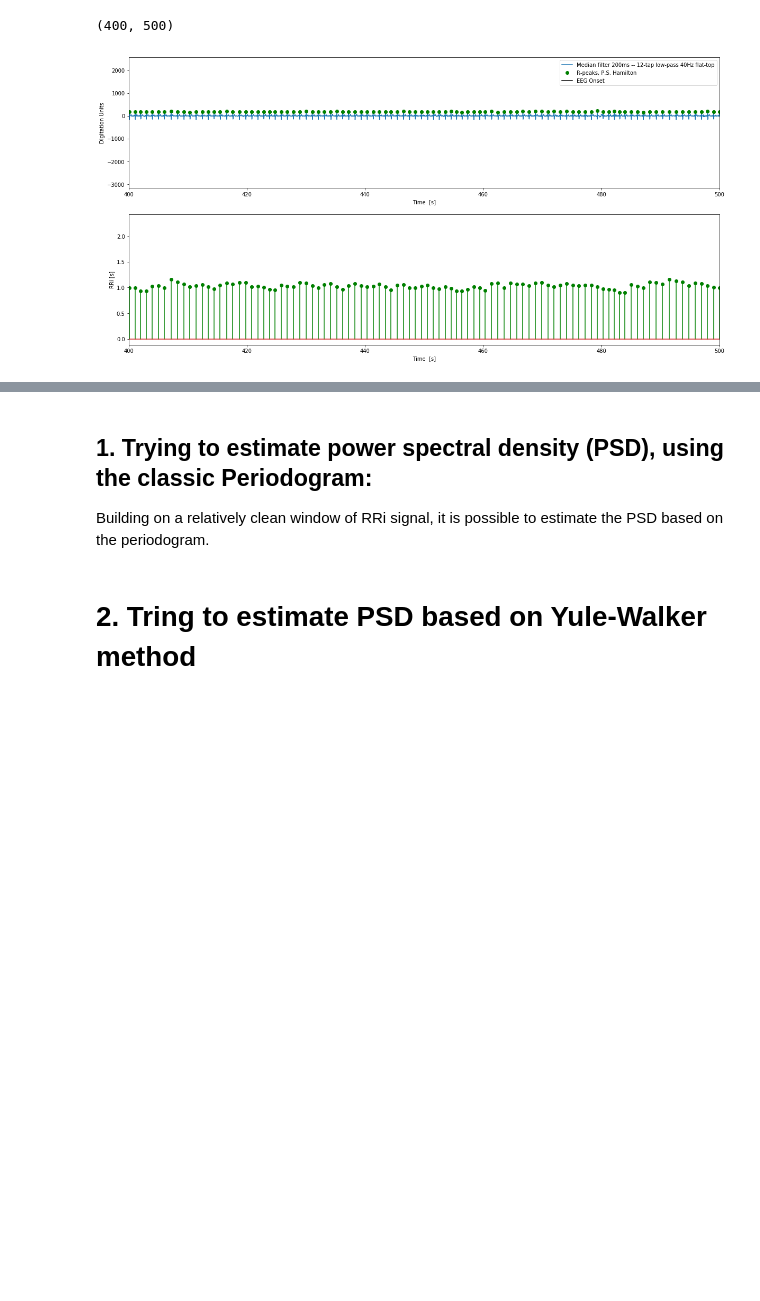
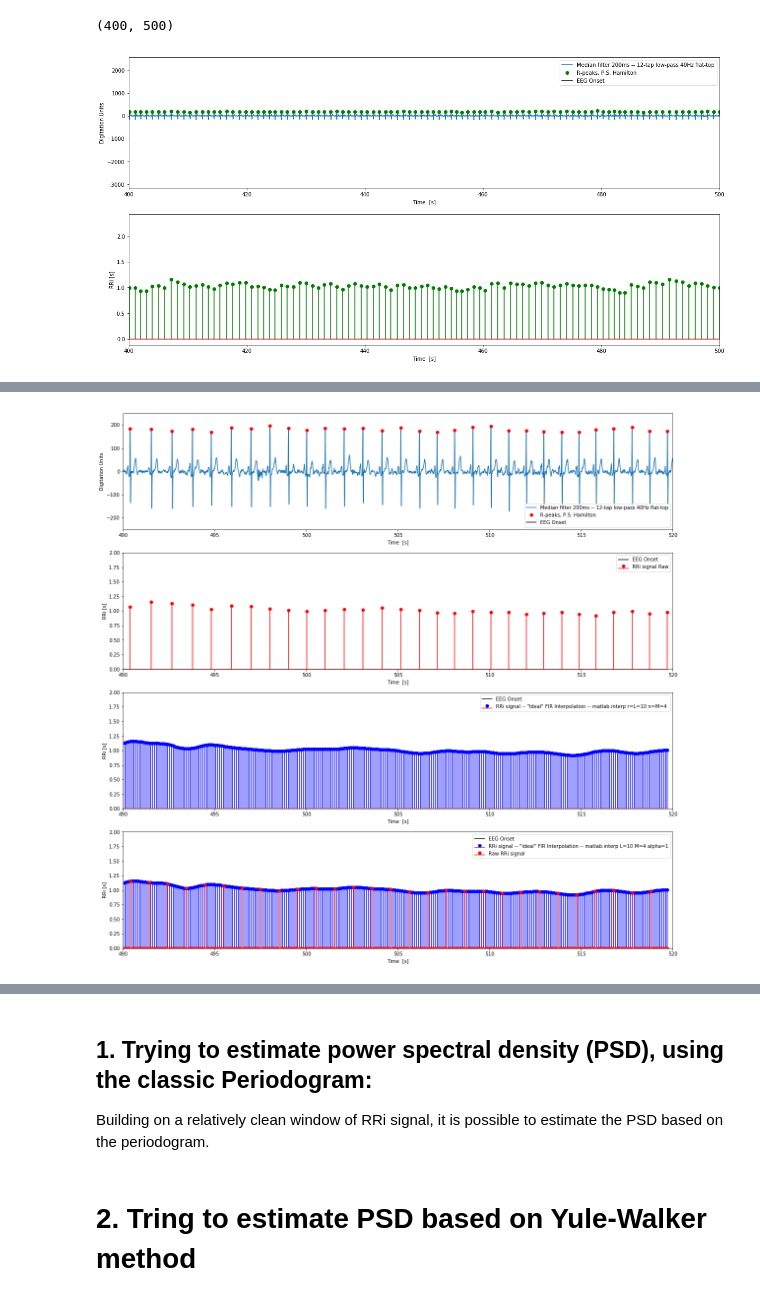
Before and after one commit to yinxiaojing1/pre_epi_seizures, a Jupyter notebook: pre_epi_seizures/hrv_computation.ipynb, the cells around one changed output, grey strips where cells are left out. Saved outputs shown, nothing was run; the diff lists cells and outputs as text; code cells hidden in the pictures; blank space fills up the shorter version.

```diff
--- a/pre_epi_seizures/hrv_computation.ipynb
+++ b/pre_epi_seizures/hrv_computation.ipynb
@@ -549,0 +580,6 @@ from python_matlab_h5_interface import save_window_sec_analysis
+# %%
+import matlab
+import matlab.engine
+
+# Start the matlab engine
+eng1 = matlab.engine.start_matlab()
@@ -550,3 +588,60 @@ from python_matlab_h5_interface import save_window_sec_analysis
+# %%
+
+# Convert numpy to matab array
+
+matlab_window_rri = matlab.double(window_rri.tolist())
+
+matlab_resampled_interp_rri_window = eng1.interp(matlab_window_rri, 10.0)
+
+resampled_interp_rri_window = np.asarray(matlab_resampled_interp_rri_window)[0]
+# %%
+window = [490, 520]
+
+# Plot the signal
+plt.figure(figsize=(20, 20))
+
+plt.subplot(411)
+plt.plot(time_sec, medianFIR_ecg.T)
+plt.plot(time_sec[rpeaks_hamilton], medianFIR_ecg.T[rpeaks_hamilton], 'ro')
+plt.axvline(x=50*60, c='k')
+plt.legend(['Median filter 200ms -- 12-tap low-pass 40Hz flat-top' , 'R-peaks, P.S. Hamilton', 'EEG Onset'])
+plt.xlabel('Time  [s]')
+plt.ylabel('Digitation Units')
+plt.xlim(window)
+plt.ylim([-250, 250])
+
+plt.subplot(412)
+plt.stem(window_time_sec_rri, window_rri, 'r', markerfmt='ro')
+plt.axvline(x=50*60, c='k')
+plt.legend(['EEG Onset', 'RRi signal Raw'])
+plt.xlabel('Time  [s]')
+plt.ylabel('RRi [s]')
+plt.xlim(window)
+plt.ylim(0, 2)
+
+plt.subplot(413)
+plt.stem(new_domain, resampled_interp_rri_window, 'b', markerfmt='bo')
+plt.axvline(x=50*60, c='k')
+plt.legend(['EEG Onset','RRi signal -- "Ideal" FIR Interpolation -- matlab.interp r=10 n=4 '])
+plt.xlabel('Time  [s]')
+plt.ylabel('RRi [s]')
+plt.xlim(window)
+plt.ylim(0, 2)
+
+plt.subplot(414)
+plt.stem(new_domain, resampled_interp_rri_window, 'b', markerfmt='bo')
+plt.stem(new_domain, window_rri_zero_fill, 'r', markerfmt='ro')
+
+plt.axvline(x=50*60, c='k')
+plt.legend(['EEG Onset', 'RRi signal -- "Ideal" FIR Interpolation -- matlab.interp r=10 M=4 alpha=1', 'Raw RRi signal'])
+plt.xlabel('Time  [s]')
+plt.ylabel('RRi [s]')
+plt.xlim(window)
+plt.ylim(0, 2)
+
+plt.show()
+# %% [output]
+[figure, added]
 # %%
 # Spectral analysis using Lomb-Scargle periodogram
 
```
Also changed, not shown: parts of 13 cells of this notebook, 1 other file.
